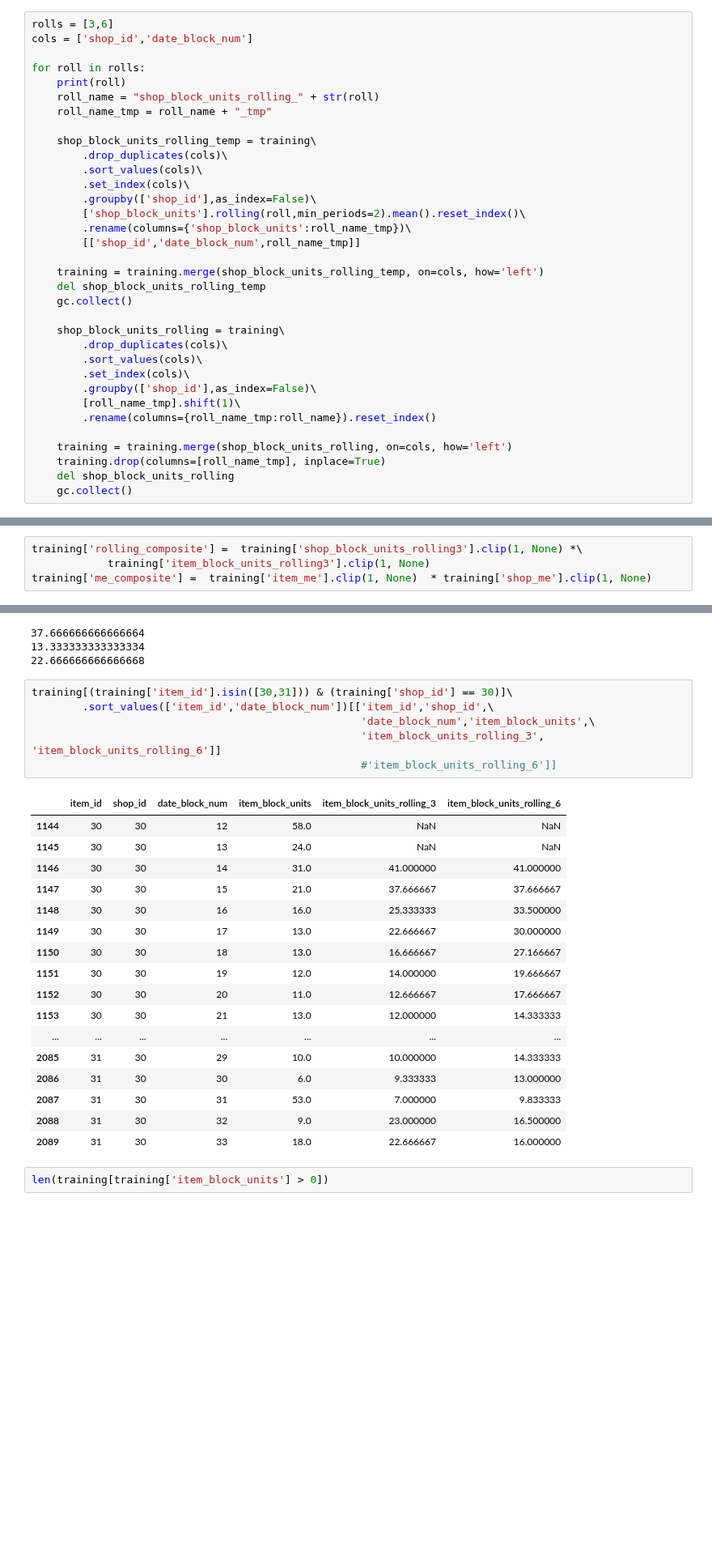
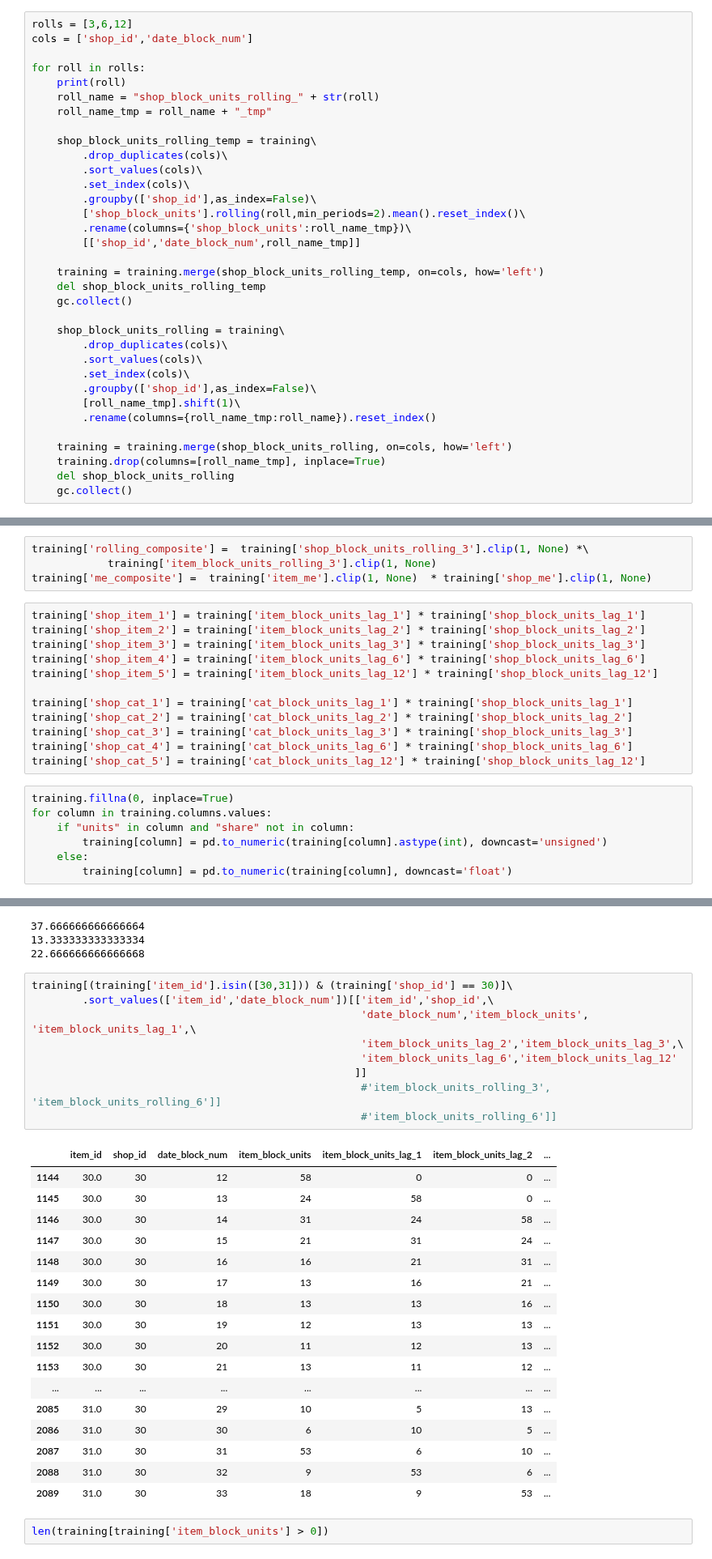
Before and after one commit to stehem/kaggle, a Jupyter notebook: coursera_aml_cds/goddamit3.ipynb, the cells around one changed output, grey strips where cells are left out. Shown at 81% size. Saved outputs shown, nothing was run; the diff lists cells and outputs as text; blank space fills up the shorter version.

```diff
--- a/coursera_aml_cds/goddamit3.ipynb
+++ b/coursera_aml_cds/goddamit3.ipynb
@@ -242,5 +248,5 @@ for roll in rolls:
 # %%
-rolls = [3,6]
+rolls = [3,6,12]
 cols = ['shop_id','date_block_num']
 
 for roll in rolls:
@@ -347,4 +527,23 @@ np.min([2,2])
 # %%
-training['rolling_composite'] =  training['shop_block_units_rolling3'].clip(1, None) *\
-            training['item_block_units_rolling3'].clip(1, None)
+training['rolling_composite'] =  training['shop_block_units_rolling_3'].clip(1, None) *\
+            training['item_block_units_rolling_3'].clip(1, None)
 training['me_composite'] =  training['item_me'].clip(1, None)  * training['shop_me'].clip(1, None)
+# %%
+training['shop_item_1'] = training['item_block_units_lag_1'] * training['shop_block_units_lag_1']
+training['shop_item_2'] = training['item_block_units_lag_2'] * training['shop_block_units_lag_2']
+training['shop_item_3'] = training['item_block_units_lag_3'] * training['shop_block_units_lag_3']
+training['shop_item_4'] = training['item_block_units_lag_6'] * training['shop_block_units_lag_6']
+training['shop_item_5'] = training['item_block_units_lag_12'] * training['shop_block_units_lag_12']
+
+training['shop_cat_1'] = training['cat_block_units_lag_1'] * training['shop_block_units_lag_1']
+training['shop_cat_2'] = training['cat_block_units_lag_2'] * training['shop_block_units_lag_2']
+training['shop_cat_3'] = training['cat_block_units_lag_3'] * training['shop_block_units_lag_3']
+training['shop_cat_4'] = training['cat_block_units_lag_6'] * training['shop_block_units_lag_6']
+training['shop_cat_5'] = training['cat_block_units_lag_12'] * training['shop_block_units_lag_12']
+# %%
+training.fillna(0, inplace=True)
+for column in training.columns.values:
+    if "units" in column and "share" not in column:
+        training[column] = pd.to_numeric(training[column].astype(int), downcast='unsigned')
+    else:
+        training[column] = pd.to_numeric(training[column], downcast='float')
@@ -392,27 +613,30 @@ print(np.mean(np.array([6,9,53])))
 # %%
 training[(training['item_id'].isin([30,31])) & (training['shop_id'] == 30)]\
         .sort_values(['item_id','date_block_num'])[['item_id','shop_id',\
-                                                    'date_block_num','item_block_units',\
-                                                    'item_block_units_rolling_3', 'item_block_units_rolling_6']]
+                                                    'date_block_num','item_block_units', 'item_block_units_lag_1',\
+                                                    'item_block_units_lag_2','item_block_units_lag_3',\
+                                                    'item_block_units_lag_6','item_block_units_lag_12'
+                                                   ]]
+                                                    #'item_block_units_rolling_3', 'item_block_units_rolling_6']]
                                                     #'item_block_units_rolling_6']]
 # %% [output]
-|  | item_id | shop_id | date_block_num | item_block_units | item_block_units_rolling_3 | item_block_units_rolling_6 |
-| 1144 | 30 | 30 | 12 | 58.0 | NaN | NaN |
-| 1145 | 30 | 30 | 13 | 24.0 | NaN | NaN |
-| 1146 | 30 | 30 | 14 | 31.0 | 41.000000 | 41.000000 |
-| 1147 | 30 | 30 | 15 | 21.0 | 37.666667 | 37.666667 |
-| 1148 | 30 | 30 | 16 | 16.0 | 25.333333 | 33.500000 |
-| 1149 | 30 | 30 | 17 | 13.0 | 22.666667 | 30.000000 |
-| 1150 | 30 | 30 | 18 | 13.0 | 16.666667 | 27.166667 |
-| 1151 | 30 | 30 | 19 | 12.0 | 14.000000 | 19.666667 |
-| 1152 | 30 | 30 | 20 | 11.0 | 12.666667 | 17.666667 |
-| 1153 | 30 | 30 | 21 | 13.0 | 12.000000 | 14.333333 |
-| ... | ... | ... | ... | ... | ... | ... |
-| 2085 | 31 | 30 | 29 | 10.0 | 10.000000 | 14.333333 |
-| 2086 | 31 | 30 | 30 | 6.0 | 9.333333 | 13.000000 |
-| 2087 | 31 | 30 | 31 | 53.0 | 7.000000 | 9.833333 |
-| 2088 | 31 | 30 | 32 | 9.0 | 23.000000 | 16.500000 |
-| 2089 | 31 | 30 | 33 | 18.0 | 22.666667 | 16.000000 |
+|  | item_id | shop_id | date_block_num | item_block_units | item_block_units_lag_1 | item_block_units_lag_2 | ... |
+| 1144 | 30.0 | 30 | 12 | 58 | 0 | 0 | ... |
+| 1145 | 30.0 | 30 | 13 | 24 | 58 | 0 | ... |
+| 1146 | 30.0 | 30 | 14 | 31 | 24 | 58 | ... |
+| 1147 | 30.0 | 30 | 15 | 21 | 31 | 24 | ... |
+| 1148 | 30.0 | 30 | 16 | 16 | 21 | 31 | ... |
+| 1149 | 30.0 | 30 | 17 | 13 | 16 | 21 | ... |
+| 1150 | 30.0 | 30 | 18 | 13 | 13 | 16 | ... |
+| 1151 | 30.0 | 30 | 19 | 12 | 13 | 13 | ... |
+| 1152 | 30.0 | 30 | 20 | 11 | 12 | 13 | ... |
+| 1153 | 30.0 | 30 | 21 | 13 | 11 | 12 | ... |
+| ... | ... | ... | ... | ... | ... | ... | ... |
+| 2085 | 31.0 | 30 | 29 | 10 | 5 | 13 | ... |
+| 2086 | 31.0 | 30 | 30 | 6 | 10 | 5 | ... |
+| 2087 | 31.0 | 30 | 31 | 53 | 6 | 10 | ... |
+| 2088 | 31.0 | 30 | 32 | 9 | 53 | 6 | ... |
+| 2089 | 31.0 | 30 | 33 | 18 | 9 | 53 | ... |
 # %%
 len(training[training['item_block_units'] > 0])
 # %% [output]
```
Also changed, not shown: parts of 25 cells of this notebook.
